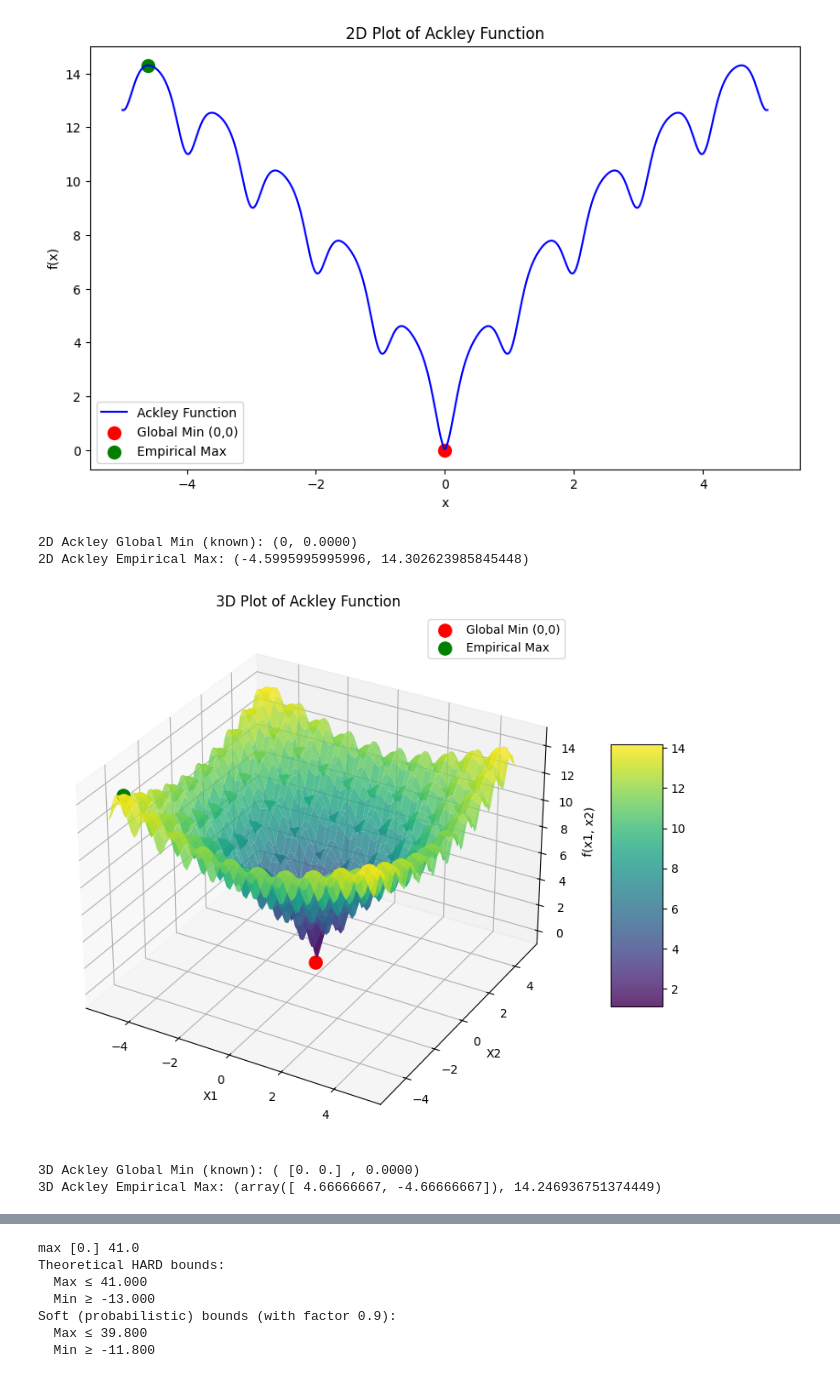
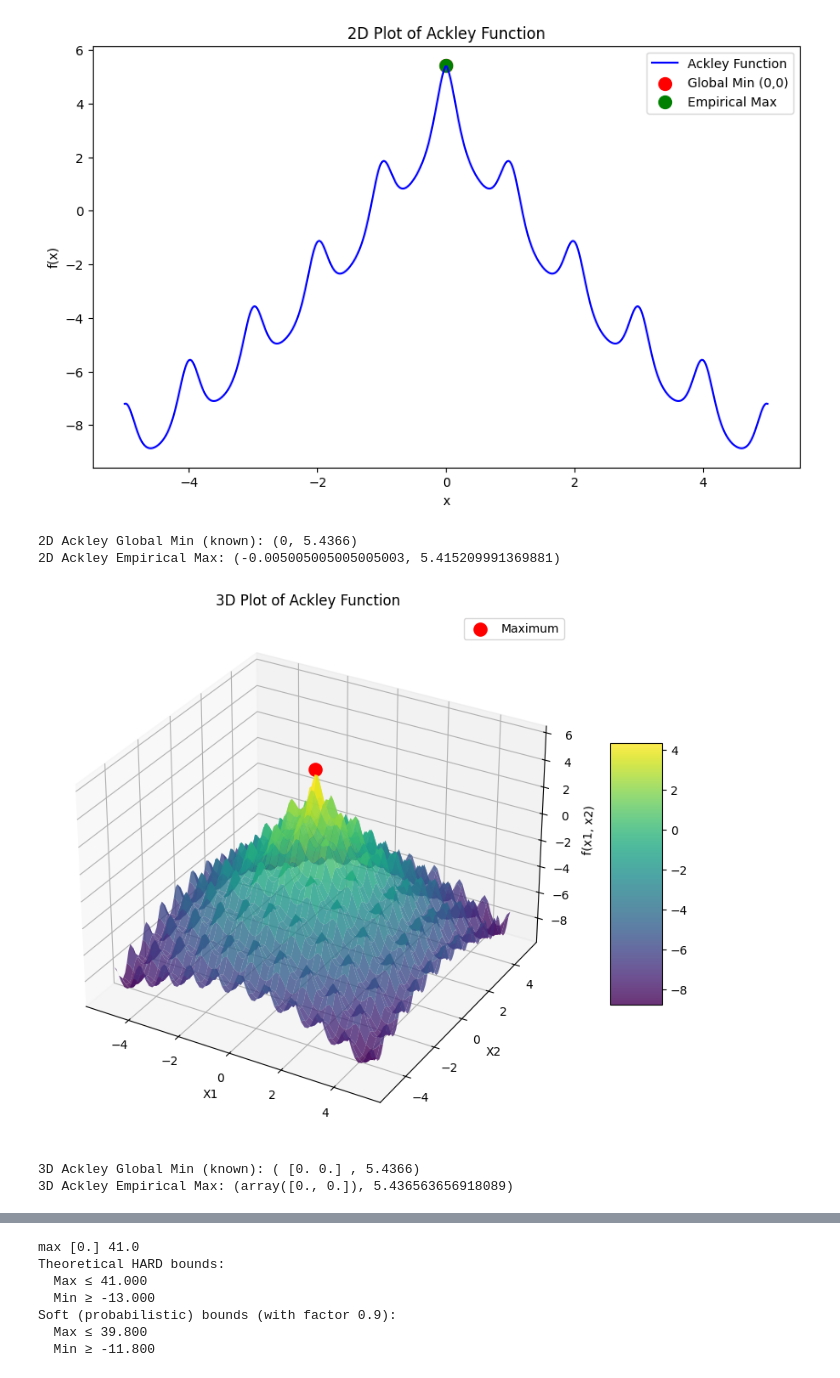
Before and after one commit to Jimvos32/Recurrent-PPO-Jax, a Jupyter notebook: src/tasks/envs/env_notebooks/functions_test.ipynb, the cells around one changed output, grey strips where cells are left out. Saved outputs shown, nothing was run; the diff lists cells and outputs as text; code cells hidden in the pictures.

```diff
--- a/src/tasks/envs/env_notebooks/functions_test.ipynb
+++ b/src/tasks/envs/env_notebooks/functions_test.ipynb
@@ -119,7 +119,7 @@ class MultivariatePolyEnv:
         self.x_max = np.random.uniform(self.x_range[0], self.x_range[1], size=(self.action_dim,))
         # Randomize the constant such that f(x_max) = c, and weights.
         self.c = np.random.uniform(5.0, 20.0)
-        self.weights = np.random.uniform(0.5, 2.0, size=(self.action_dim,))
+        self.weights = np.random.uniform(0.5, 1.0, size=(self.action_dim,))
 
     # def compute_y(self, x):
     #     """
@@ -719,7 +745,8 @@ class AckleyFunction:
         sum_sq = np.sum(x**2, axis=1)
         term1 = -self.a * np.exp(-self.b * np.sqrt(sum_sq / n))
         term2 = -np.exp(np.sum(np.cos(self.c * x), axis=1) / n)
-        y = term1 + term2 + self.a + np.exp(1)
+        y = term1 + term2 + self.a + np.exp(1) * -1
+        y = np.multiply(y, -1)
         return y.squeeze()
 
     def find_empirical_bounds(self, resolution=1000):
@@ -802,43 +829,43 @@ class AckleyFunction:
         surface = ax.plot_surface(X1, X2, Y, cmap="viridis", alpha=0.8, edgecolor='none')
 
         # Mark global minimum (known)
-        ax.scatter(0, 0, self.global_min_y, color='red', s=120, label="Global Min (0,0)")
+        ax.scatter(0, 0, self.global_min_y, color='red', s=120, label="Maximum")
 
         # Find empirical maximum from grid search and mark it.
         (_, _), (x_max_emp, f_max_emp) = self.find_empirical_bounds(resolution=num_points**2)
-        ax.scatter(x_max_emp[0], x_max_emp[1], f_max_emp, color='green', s=120, label="Empirical Max")
+        # ax.scatter(x_max_emp[0], x_max_emp[1], f_max_emp, color='green', s=120, label="Empirical Max")
 
         ax.set_xlabel("X1")
         ax.set_ylabel("X2")
         ax.set_zlabel("f(x1, x2)")
         ax.set_title("3D Plot of Ackley Function")
         fig.colorbar(surface, shrink=0.5, aspect=5)
         ax.legend()
         plt.show()
 
 
 # === Example Usage ===
 
 # For 2D (action_dim=1) plot:
 ackley_1d = AckleyFunction(action_dim=1, x_range=(-5, 5))
 ackley_1d.plot_2d()
 (empirical_min_1d, empirical_max_1d) = ackley_1d.find_empirical_bounds()
 print("2D Ackley Global Min (known): (0, {:.4f})".format(ackley_1d.global_min_y))
 print("2D Ackley Empirical Max:", empirical_max_1d)
 
 # For 3D (action_dim=2) plot:
 ackley_2d = AckleyFunction(action_dim=2, x_range=(-5, 5))
 ackley_2d.plot_3d()
 (empirical_min_2d, empirical_max_2d) = ackley_2d.find_empirical_bounds()
 print("3D Ackley Global Min (known): (", np.zeros(2), ", {:.4f})".format(ackley_2d.global_min_y))
 print("3D Ackley Empirical Max:", empirical_max_2d)
 # %% [output]
-[figure, old version]
+[figure, new version]
-2D Ackley Global Min (known): (0, 0.0000)
-2D Ackley Empirical Max: (-4.5995995995996, 14.302623985845448)
+2D Ackley Global Min (known): (0, 5.4366)
+2D Ackley Empirical Max: (-0.005005005005005003, 5.415209991369881)
-[figure, old version]
+[figure, new version]
-3D Ackley Global Min (known): ( [0. 0.] , 0.0000)
-3D Ackley Empirical Max: (array([ 4.66666667, -4.66666667]), 14.246936751374449)
+3D Ackley Global Min (known): ( [0. 0.] , 5.4366)
+3D Ackley Empirical Max: (array([0., 0.]), 5.436563656918089)
 # %%
 import numpy as np
 import matplotlib.pyplot as plt
```
Also changed, not shown: parts of 10 cells of this notebook, 28 other files.
